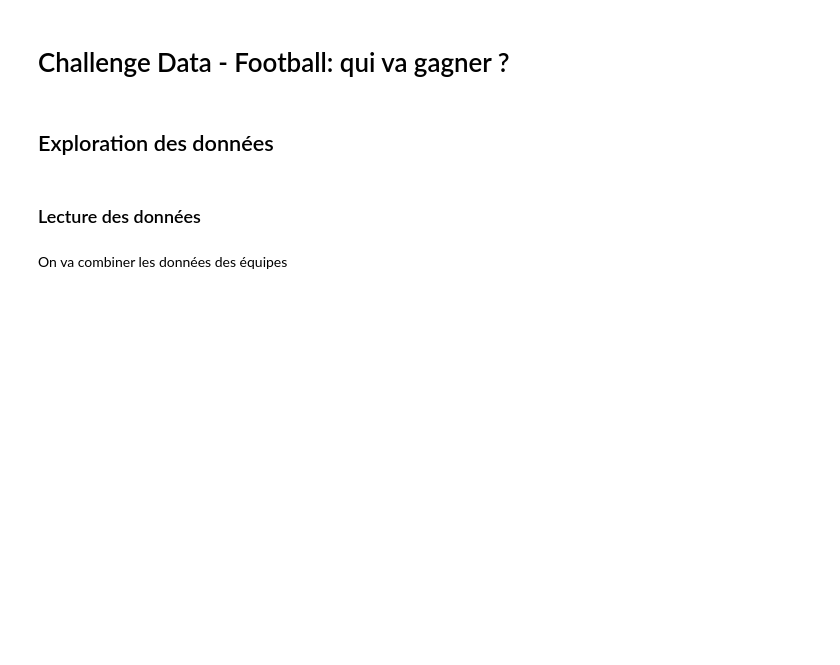
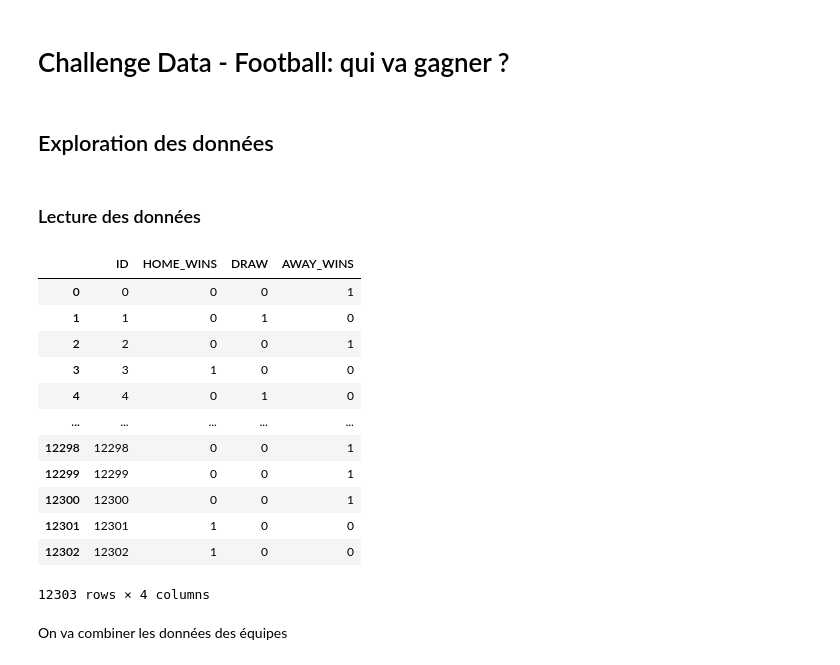
Before and after one commit to lucasn/data-challenge, a Jupyter notebook: data_challenge.ipynb, the cells around one changed output. Cells and saved outputs as stored; diff of their text form; code cells hidden in the pictures; blank space fills up the shorter version.

```diff
--- a/data_challenge.ipynb
+++ b/data_challenge.ipynb
@@ -38,6 +41,22 @@ train_player_home = pd.read_csv(path_player_home_train, sep=',')
 # %%
 train_target = pd.read_csv(path_target, sep=',')
 train_target_sup = pd.read_csv(path_target_sup, sep=',')
+# %%
+train_target
+# %% [output]
+|  | ID | HOME_WINS | DRAW | AWAY_WINS |
+| 0 | 0 | 0 | 0 | 1 |
+| 1 | 1 | 0 | 1 | 0 |
+| 2 | 2 | 0 | 0 | 1 |
+| 3 | 3 | 1 | 0 | 0 |
+| 4 | 4 | 0 | 1 | 0 |
+| ... | ... | ... | ... | ... |
+| 12298 | 12298 | 0 | 0 | 1 |
+| 12299 | 12299 | 0 | 0 | 1 |
+| 12300 | 12300 | 0 | 0 | 1 |
+| 12301 | 12301 | 1 | 0 | 0 |
+| 12302 | 12302 | 1 | 0 | 0 |
+12303 rows × 4 columns
 # %% [markdown]
 On va combiner les données des équipes
 # %%
```
Also changed, not shown: parts of 21 cells of this notebook.
